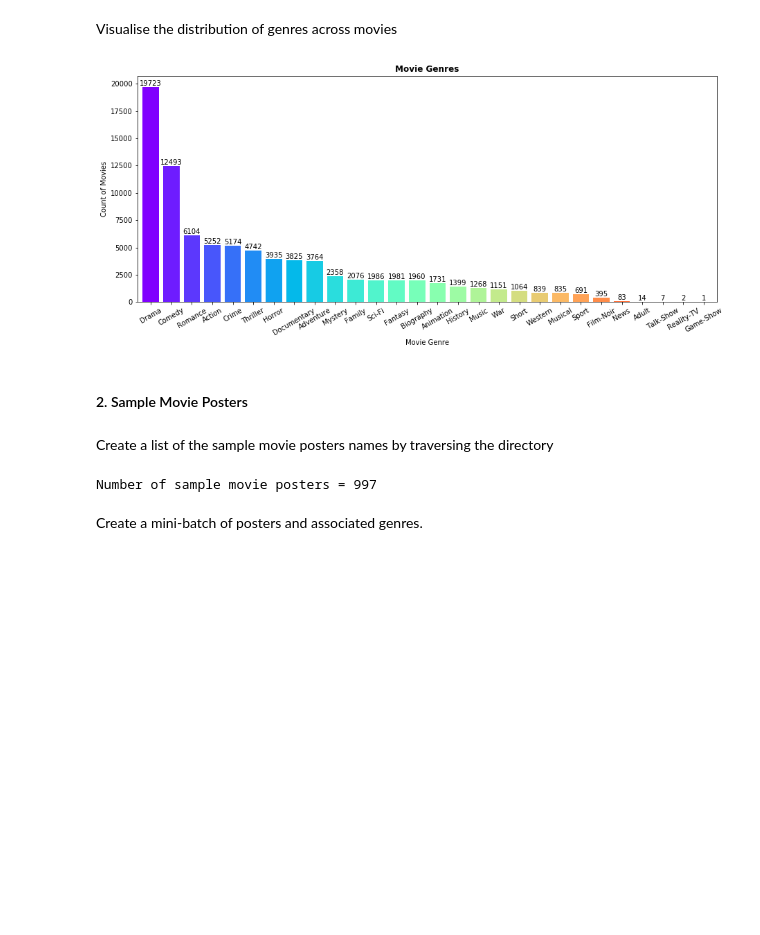
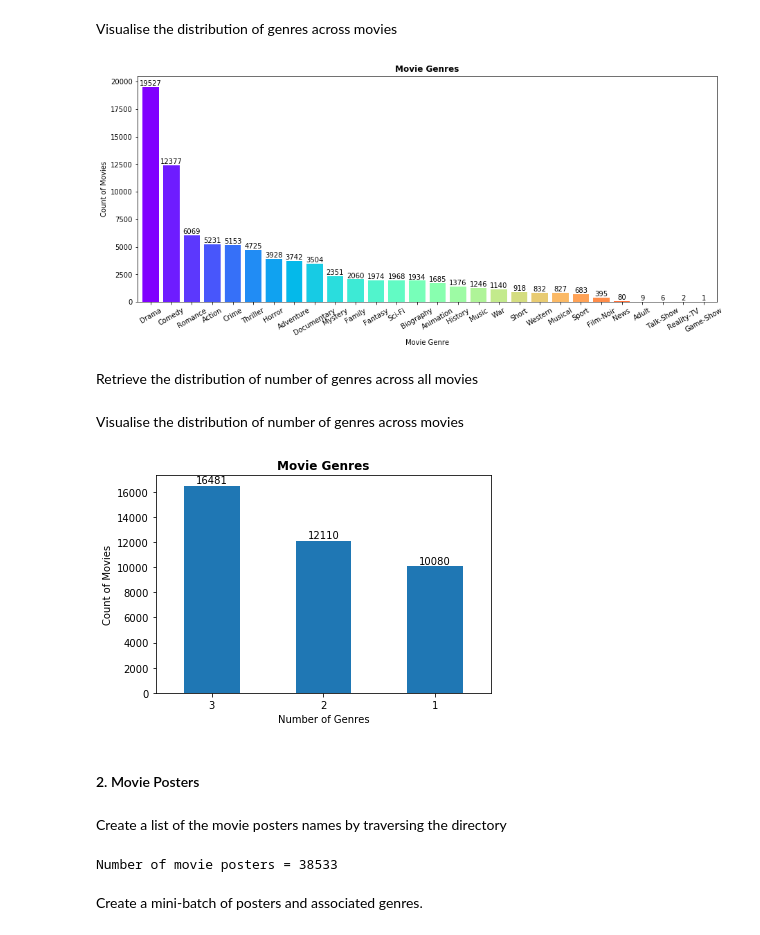
Before and after one commit to swathi-ssunder/dl_movie_poster_to_genre, a Jupyter notebook: 1_Dataset_Inspection_Transfer_Learning.ipynb, the cells around one changed output. Saved outputs shown, nothing was run; the diff lists cells and outputs as text; code cells hidden in the pictures; blank space fills up the shorter version.

```diff
--- a/1_Dataset_Inspection_Transfer_Learning.ipynb
+++ b/1_Dataset_Inspection_Transfer_Learning.ipynb
@@ -78,3 +111,12 @@ movie_genre_df.drop_duplicates(inplace=True)
+# %%
+# Drop duplicates
+movie_genre_df.drop_duplicates(inplace=True)
+# Drop those samples that do not have an associated genre
+movie_genre_df.drop(movie_genre_df[movie_genre_df['genre'] == ''].index, inplace=True)
+# Drop those samples that do not have an associated poster
+movie_genre_df.drop(movie_genre_df[movie_genre_df['poster'] == ''].index, inplace=True)
+# Reset the indices on the dataframe
+movie_genre_df.reset_index(drop=True, inplace=True)
 # %%
 movie_genre_df.shape
 # %% [output]
@@ -161,20 +210,54 @@ for rect, label in zip(rects, labels):
 
 plot.get_figure() #.save_fig('')
 # %% [output]
-[figure, old version]
+[figure, new version]
+# %% [markdown]
+Retrieve the distribution of number of genres across all movies
+# %%
+genre_count_distribution = movie_genre_df['genre'] \
+                    .apply(lambda s: len(s)) \
+                    .value_counts() \
+                    .reset_index()
+
+genre_count_distribution.columns = ['num_genres', 'num_movies']
+# %% [markdown]
+Visualise the distribution of number of genres across movies
+# %%
+plot = genre_count_distribution.plot(x='num_genres', y='num_movies', kind='bar', width=0.5,
+                               rot=0, legend=None)
+
+plot.set_title('Movie Genres', fontweight='bold')
+
+plot.set_ylabel('Count of Movies')
+plot.set_xlabel('Number of Genres')
+
+rects = plot.patches
+
+# Now make some labels
+labels = [int(genre_count_distribution['num_movies'][i]) for i in range(len(rects))]
+
+for rect, label in zip(rects, labels):
+    height = rect.get_height()
+    plot.text(rect.get_x() + rect.get_width()/2, height + 5, label, ha='center', va='bottom')
+
+plot.get_figure()
+# %% [output]
+[figure, added]
 # %% [markdown]
-#### 2. Sample Movie Posters
+#### 2. Movie Posters
 # %% [markdown]
-Create a list of the sample movie posters names by traversing the directory
+Create a list of the movie posters names by traversing the directory
 # %%
-poster_files = os.listdir(SAMPLE_MOVIE_POSTERS_PATH)
+valid_poster_files = set(os.listdir(MOVIE_POSTERS_PATH))
+valid_movie_samples = set(movie_genre_df['imdbid'].apply(lambda x: x+'.jpg').tolist())
+poster_files = valid_poster_files.intersection(valid_movie_samples)
 
 imdb_ids = [i.split('.')[0] for i in poster_files]
-sample_movie_posters = [SAMPLE_MOVIE_POSTERS_PATH + i for i in poster_files]
+movie_posters = [MOVIE_POSTERS_PATH + i for i in poster_files] # if os.path.getsize(MOVIE_POSTERS_PATH + i) > 0]
 
-print("Number of sample movie posters =", len(sample_movie_posters))
+print("Number of movie posters =", len(movie_posters))
 # %% [output]
-Number of sample movie posters = 997
+Number of movie posters = 38533
 # %% [markdown]
 Create a mini-batch of posters and associated genres.
 # %%
```
Also changed, not shown: parts of 50 cells of this notebook.
